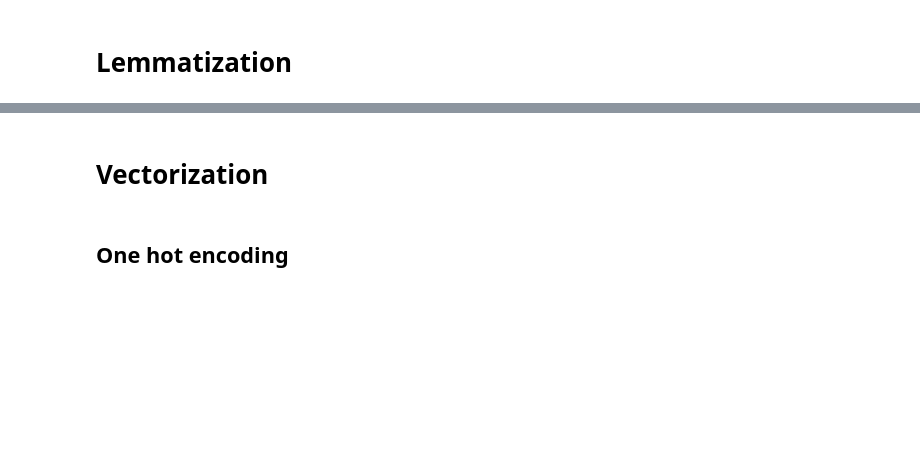
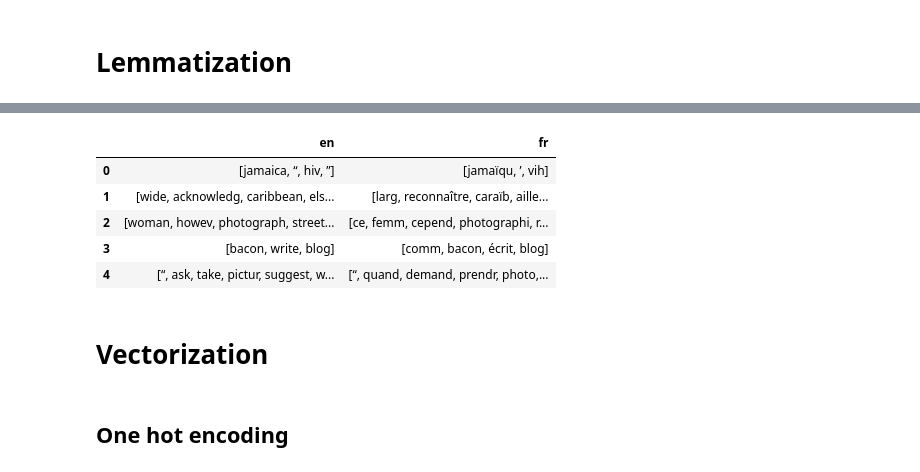
Before and after one commit to schaeferbasti/DeepLearning_Project, a Jupyter notebook: Preprocessing.ipynb, the cells around one changed output, grey strips where cells are left out. Drawn from its saved outputs; the diff is of its cells as text; code cells hidden in the pictures; blank space fills up the shorter version.

```diff
--- a/Preprocessing.ipynb
+++ b/Preprocessing.ipynb
@@ -184,3 +191,13 @@ AttributeError: ignored
+# %%
+finished_translation_df = translation_dataset[['en', 'fr']]
+finished_translation_df.head()
+# %% [output]
+|  | en | fr |
+| 0 | [jamaica, “, hiv, ”] | [jamaïqu, ’, vih] |
+| 1 | [wide, acknowledg, caribbean, els... | [larg, reconnaître, caraïb, aille... |
+| 2 | [woman, howev, photograph, street... | [ce, femm, cepend, photographi, r... |
+| 3 | [bacon, write, blog] | [comm, bacon, écrit, blog] |
+| 4 | [“, ask, take, pictur, suggest, w... | [“, quand, demand, prendr, photo,... |
 # %% [markdown]
 # Vectorization
 # %% [markdown]
```
Also changed, not shown: parts of 10 cells of this notebook.
